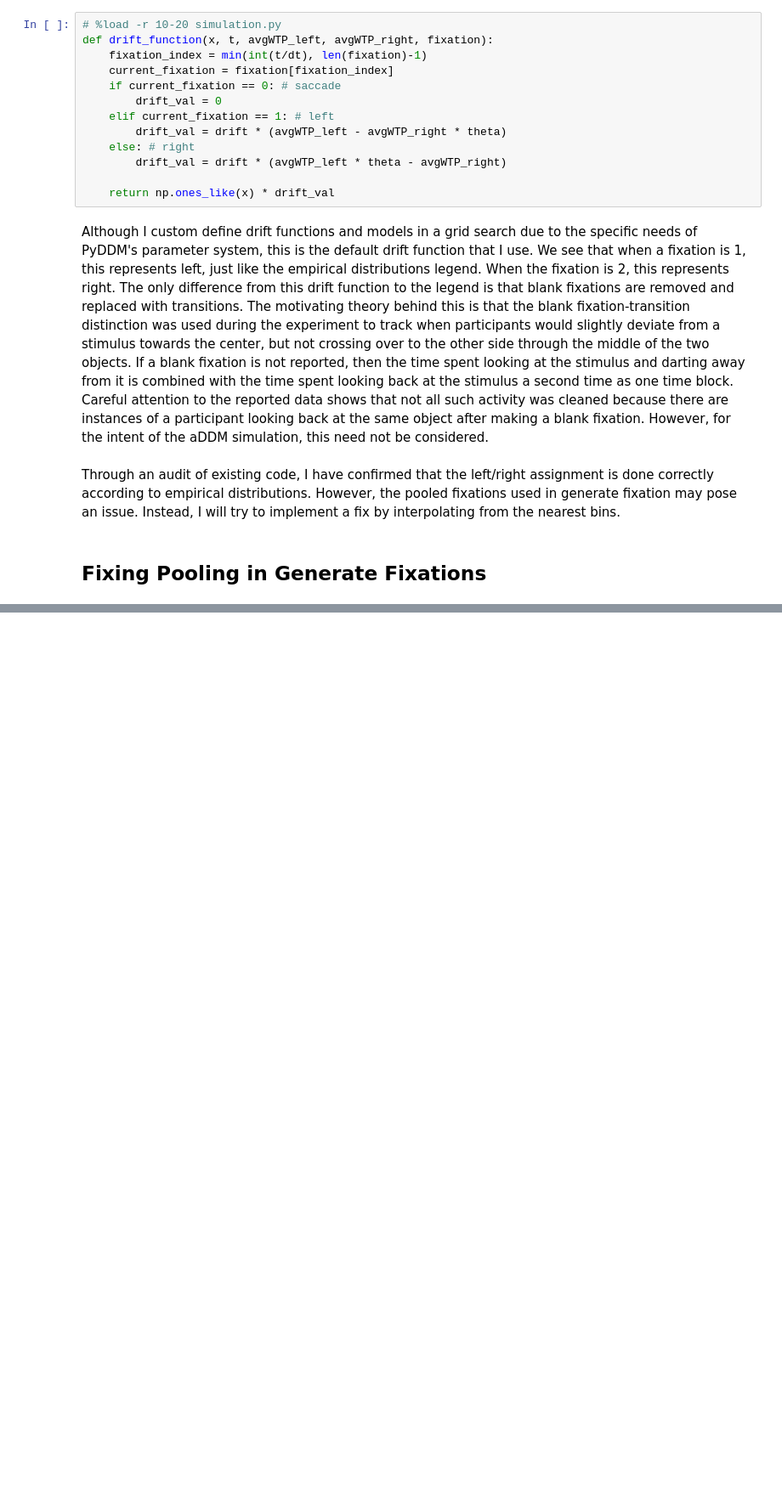
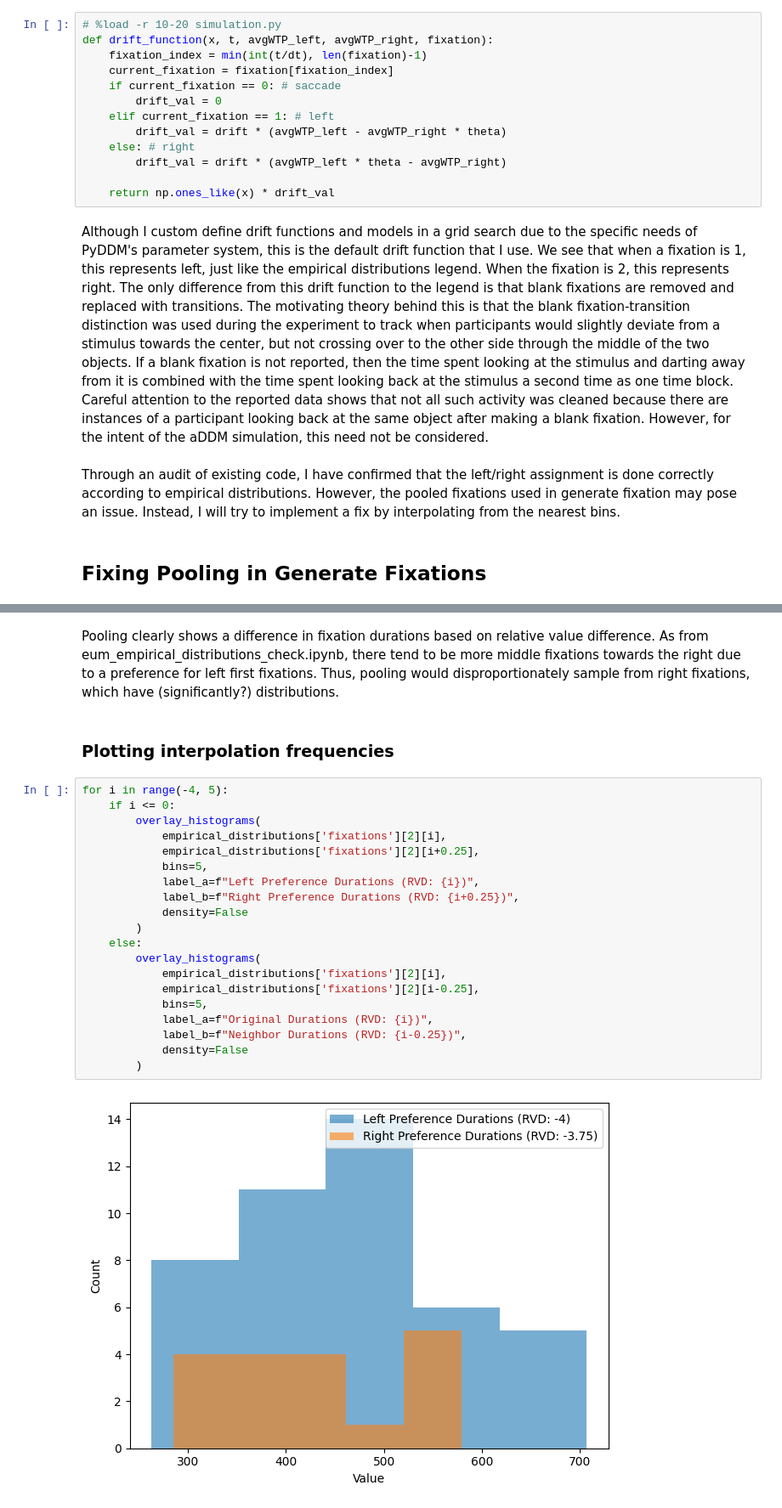
Before and after one commit to Hehesh/DDM, a Jupyter notebook: lr_check.ipynb, the cells around one changed output, grey strips where cells are left out. Shown at 85% size. Drawn from its saved outputs; the diff is of its cells as text; blank space fills up the shorter version.

```diff
--- a/lr_check.ipynb
+++ b/lr_check.ipynb
@@ -117,0 +215,26 @@ Through an audit of existing code, I have confirmed that the left/right assignme
+# %% [markdown]
+Pooling clearly shows a difference in fixation durations based on relative value difference. As from eum_empirical_distributions_check.ipynb, there tend to be more middle fixations towards the right due to a preference for left first fixations. Thus, pooling would disproportionately sample from right fixations, which have (significantly?) distributions.
+# %% [markdown]
+### Plotting interpolation frequencies
+# %%
+for i in range(-4, 5):
+    if i <= 0:
+        overlay_histograms(
+            empirical_distributions['fixations'][2][i],
+            empirical_distributions['fixations'][2][i+0.25],
+            bins=5,
+            label_a=f"Left Preference Durations (RVD: {i})",
+            label_b=f"Right Preference Durations (RVD: {i+0.25})",
+            density=False
+        )
+    else:
+        overlay_histograms(
+            empirical_distributions['fixations'][2][i],
+            empirical_distributions['fixations'][2][i-0.25],
+            bins=5,
+            label_a=f"Original Durations (RVD: {i})",
+            label_b=f"Neighbor Durations (RVD: {i-0.25})",
+            density=False
+        )
+# %% [output]
+[figure, added]
```
Also changed, not shown: parts of 18 cells of this notebook.
